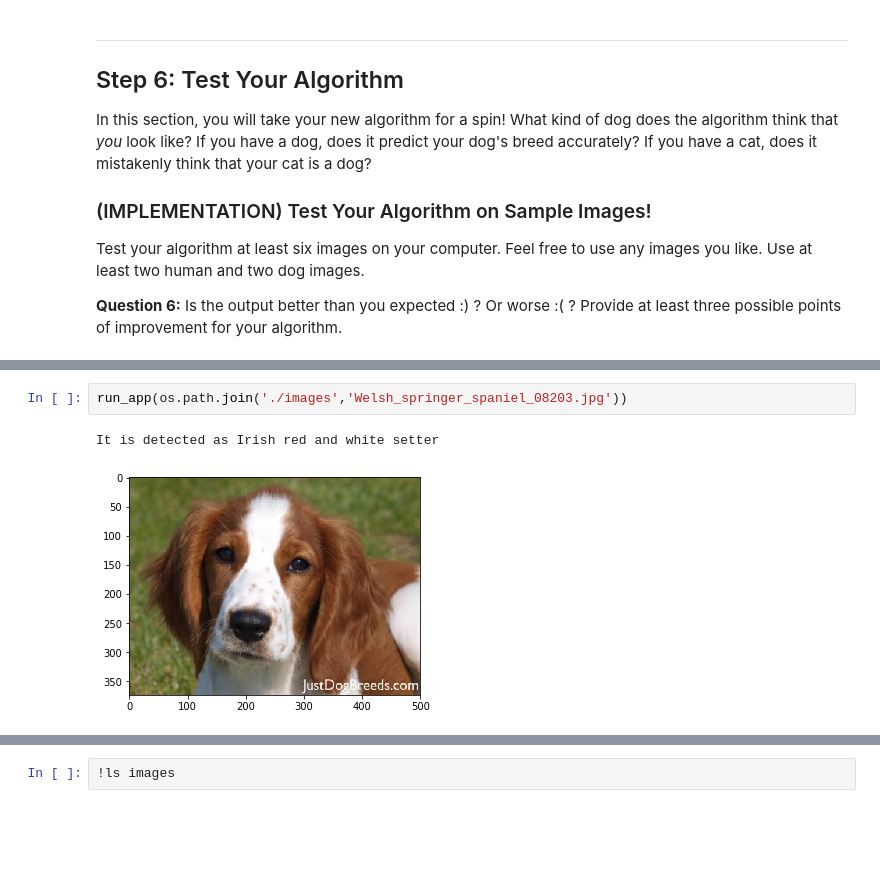
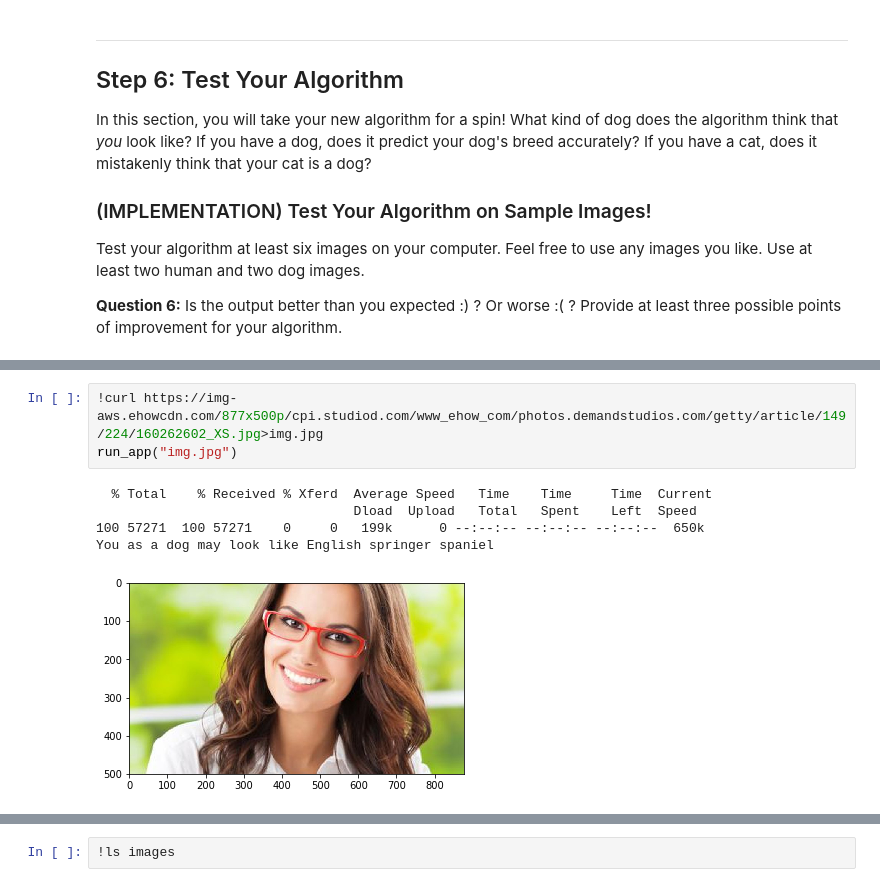
Before and after one commit to vivanks/Dog-s-Breed-Classifier, a Jupyter notebook: dog_app.ipynb, the cells around one changed output, grey strips where cells are left out. Drawn from its saved outputs; the diff is of its cells as text; blank space fills up the shorter version.

```diff
--- a/dog_app.ipynb
+++ b/dog_app.ipynb
@@ -875,5 +969,9 @@ Error! Cant detect anything
-# %%
-run_app(os.path.join('./images','Welsh_springer_spaniel_08203.jpg'))
-# %% [output]
-It is detected as Irish red and white setter
-[figure, removed]
+# %%
+!curl https://img-aws.ehowcdn.com/877x500p/cpi.studiod.com/www_ehow_com/photos.demandstudios.com/getty/article/149/224/160262602_XS.jpg>img.jpg
+run_app("img.jpg")
+# %% [output]
+  % Total    % Received % Xferd  Average Speed   Time    Time     Time  Current
+                                 Dload  Upload   Total   Spent    Left  Speed
+100 57271  100 57271    0     0   199k      0 --:--:-- --:--:-- --:--:--  650k
+You as a dog may look like English springer spaniel
+[figure, added]
```
Also changed, not shown: parts of 21 cells of this notebook, 2 other files.
